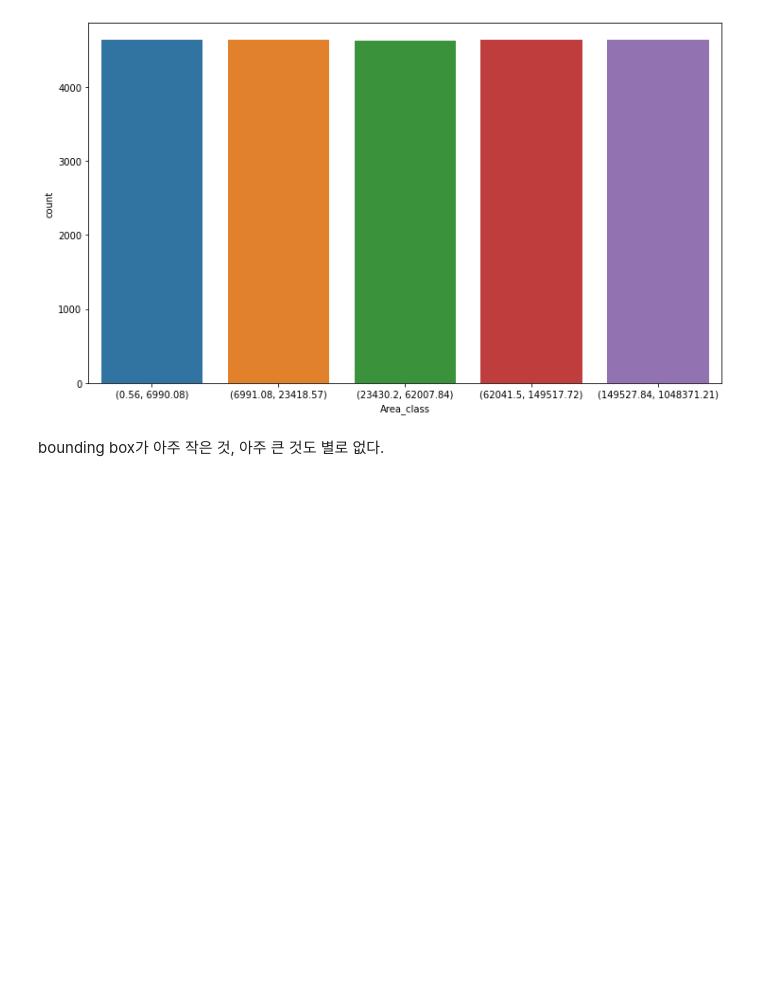
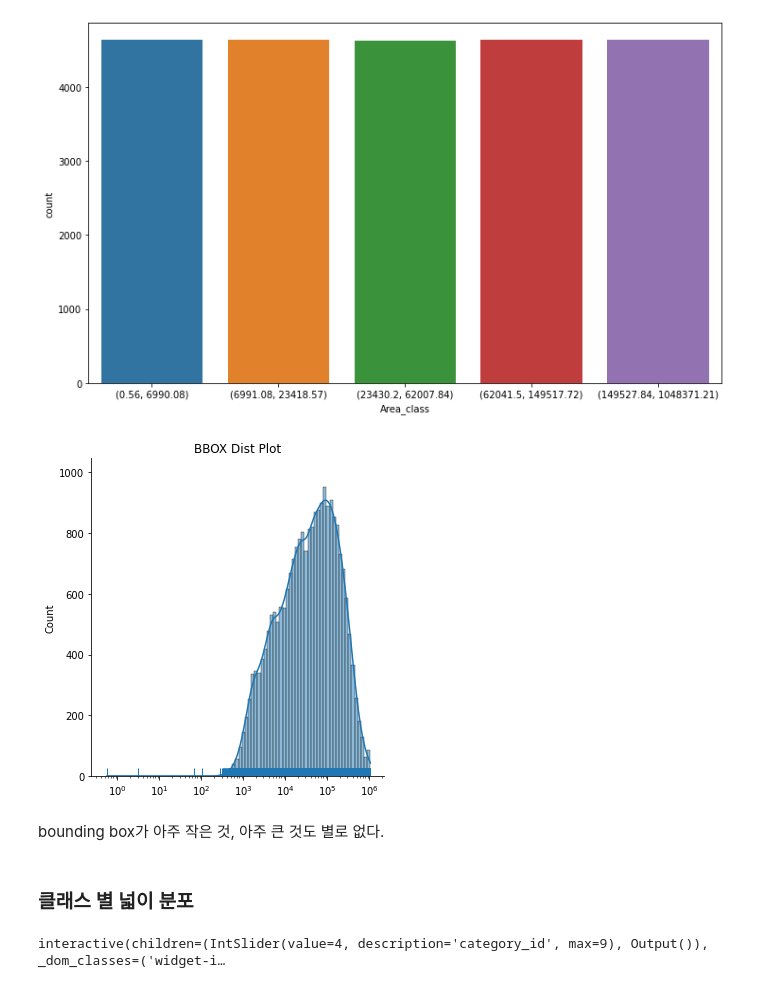
Before and after one commit to j8n17/Object-Detection-for-Separating-Waste-Collection, a Jupyter notebook: EDA.ipynb, the cells around one changed output. Cells and saved outputs as stored; diff of their text form; code cells hidden in the pictures; blank space fills up the shorter version.

```diff
--- a/EDA.ipynb
+++ b/EDA.ipynb
@@ -121,8 +71,0 @@ def showing_trash(category_id):
-# %%
-# Create figure and axes
-fig, axes = plt.subplots(3, 3, figsize = (20, 20))
-for i in range(3):
-    for j in range(3):
-        drawing_bbox(200 * i + 50 * j, axes[i][j])
-
-plt.show()
@@ -163,10 +169,14 @@ plt.show()
 # 각 bounding box의 area list
 area_list = []
 for i in range(len(annotations)):
-    area_list.append(annotations[i]['area'])
+    area_list.append([annotations[i]['area'], annotations[i]['category_id']])
+
+'''
 area_list1 = [a for a in area_list if a < 10000]
 print(len(area_list1)/len(area_list))
-print(f"MIN:{min(area_list)}, MAX:{max(area_list)}")
-area_df = pd.DataFrame(area_list, columns=['Area'])
+print(f"MIN:{min(area_list)}, MAX:{max(area_list)}")'''
+
+area_df = pd.DataFrame(area_list, columns=['Area', 'Category'])
+
 print(area_df)
 # %% [output]
@@ -189,7 +197,8 @@ MIN:0.56, MAX:1048371.21
 # %%
 # compute the CDF
-cdfx = sorted(area_list)
-cdfy = np.linspace(1 / len(area_list), 1.0, len(area_list))
+a_list = [area_list[i][0] for i in range(len(area_list))]
+cdfx = sorted(a_list)
+cdfy = np.linspace(1 / len(a_list), 1.0, len(a_list))
 # plot the CDF
 plt.plot(cdfx, cdfy)
 plt.xscale('log')
@@ -216,5 +225,22 @@ ax.set_xticklabels(list(zip(mins, maxs)))
  Text(3, 0, '(62041.5, 149517.72)'),
  Text(4, 0, '(149527.84, 1048371.21)')]
 [figure]
+# %%
+sns.displot(a_list, kde=True, rug=True, log_scale=True)
+plt.title("BBOX Dist Plot")
+#plt.xscale('log')
+plt.show()
+# %% [output]
+[figure, added]
 # %% [markdown]
 bounding box가 아주 작은 것, 아주 큰 것도 별로 없다.
+# %% [markdown]
+### 클래스 별 넓이 분포
+# %%
+@interact(category_id = (0, 9))
+def showing_area_distribution(category_id):
+    target_df = area_df[area_df['Category'] == category_id]
+    sns.displot(target_df['Area'], kde=True, rug=True, log_scale=True)
+    plt.title(f"BBOX Dist Plot {categories[category_id]['name']}")
+# %% [output]
+interactive(children=(IntSlider(value=4, description='category_id', max=9), Output()), _dom_classes=('widget-i…
```
Also changed, not shown: parts of 17 cells of this notebook.
